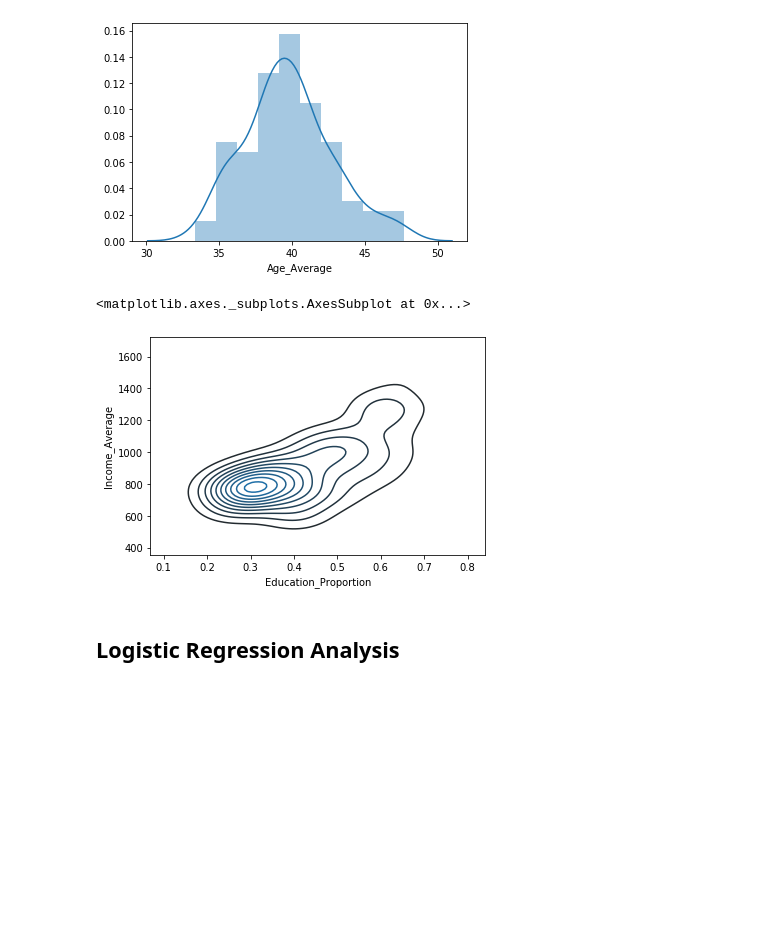
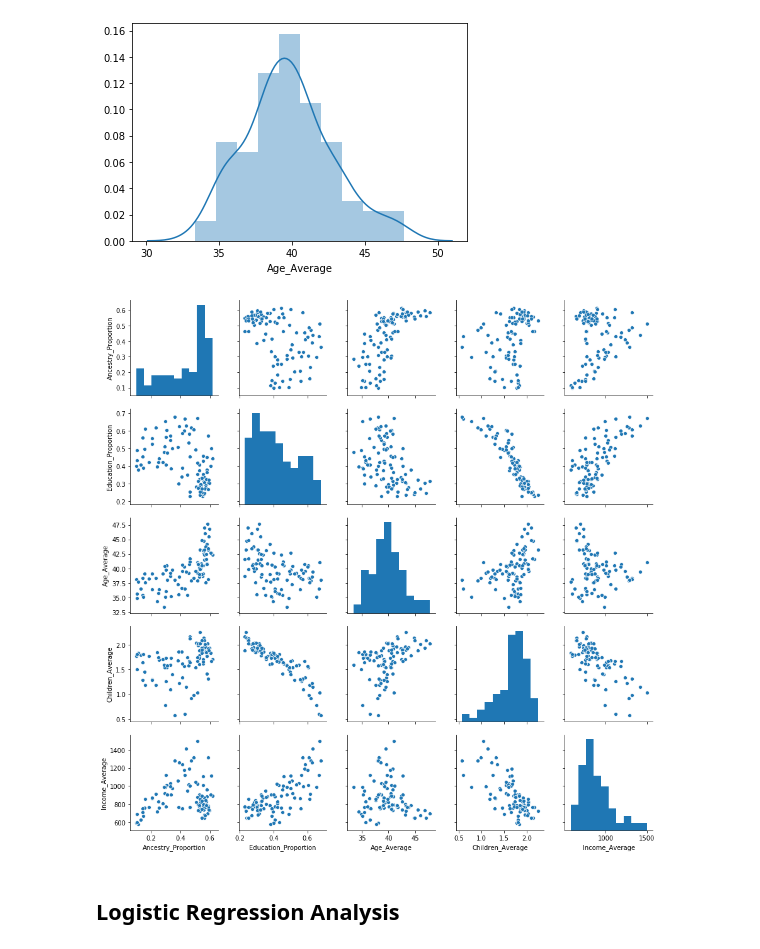
Before and after one commit to garyliu427/data-science-project-2019, a Jupyter notebook: Group Assignment Working notebook.ipynb, the cells around one changed output. Saved outputs shown, nothing was run; the diff lists cells and outputs as text; code cells hidden in the pictures; blank space fills up the shorter version.

Commit message:
added pairplot

```diff
--- a/Group Assignment Working notebook.ipynb
+++ b/Group Assignment Working notebook.ipynb
@@ -403,11 +398,11 @@ sns.distplot(df_final.Age_Average)
 # %% [output]
 <matplotlib.axes._subplots.AxesSubplot at 0x...>
 [figure]
-# %%
-sns.kdeplot(df_final.Education_Proportion,df_final.Income_Average )
-# %% [output]
-<matplotlib.axes._subplots.AxesSubplot at 0x...>
-[figure, removed]
+# %%
+sns.pairplot(df_final)
+plt.show()
+# %% [output]
+[figure, added]
 # %% [markdown]
 ## Logistic Regression Analysis
 # %%
```
Also changed, not shown: parts of 1 cell of this notebook.
